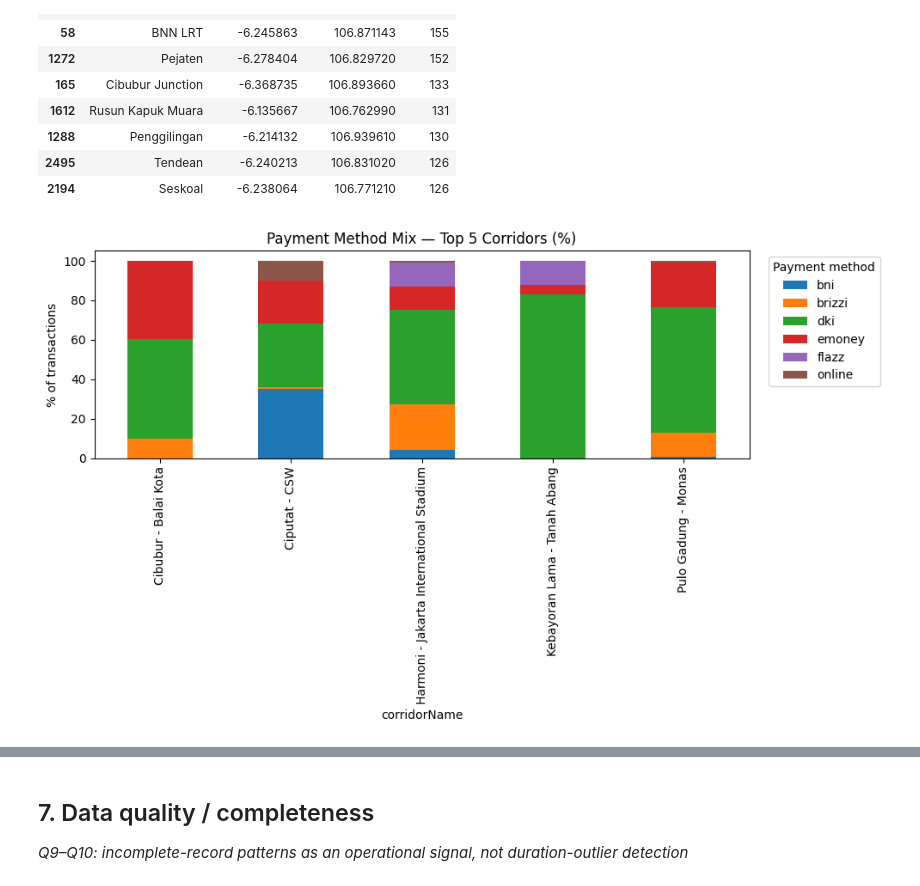
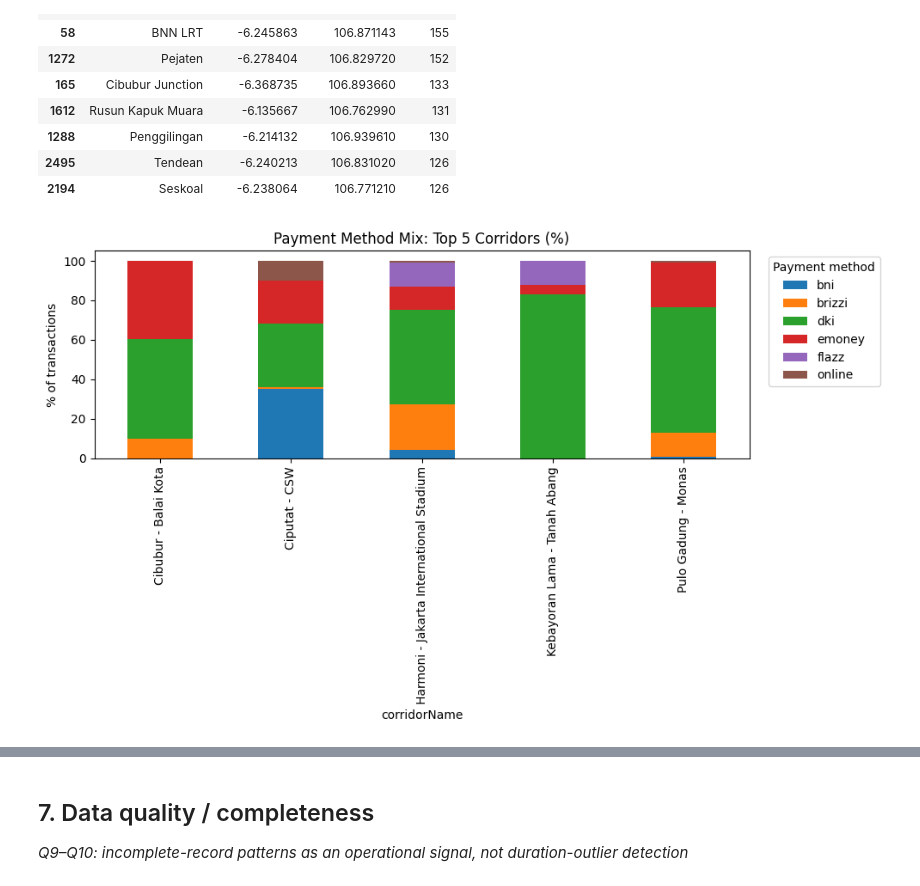
Before and after one commit to timothyevanheriawan-commits/transjakarta-analysis, a Jupyter notebook: transjakarta_analysis.ipynb, the cells around one changed output, grey strips where cells are left out. Saved outputs shown, nothing was run; the diff lists cells and outputs as text; code cells hidden in the pictures.

```diff
--- a/transjakarta_analysis.ipynb
+++ b/transjakarta_analysis.ipynb
@@ -321,18 +321,18 @@ stop_demand.head(10)
 # %%
 # Q7: payment method (payCardBank) mix by corridor
 top5_corridors = df['corridorName'].value_counts().head(5).index
 pay_mix = pd.crosstab(df[df['corridorName'].isin(top5_corridors)]['corridorName'],
                        df[df['corridorName'].isin(top5_corridors)]['payCardBank'],
                        normalize='index').round(3) * 100
 
 pay_mix.plot(kind='bar', stacked=True, figsize=(10,6))
-plt.title('Payment Method Mix — Top 5 Corridors (%)')
+plt.title('Payment Method Mix: Top 5 Corridors (%)')
 plt.ylabel('% of transactions')
 plt.legend(title='Payment method', bbox_to_anchor=(1.02, 1))
 plt.tight_layout()
 plt.show()
 # %% [output]
-[figure, old version]
+[figure, new version]
 # %%
 # Q8: age_group / gender usage patterns by corridor
 demo_by_corridor = df[df['corridorName'].isin(top5_corridors)].groupby(
```
Also changed, not shown: parts of 5 cells of this notebook.
